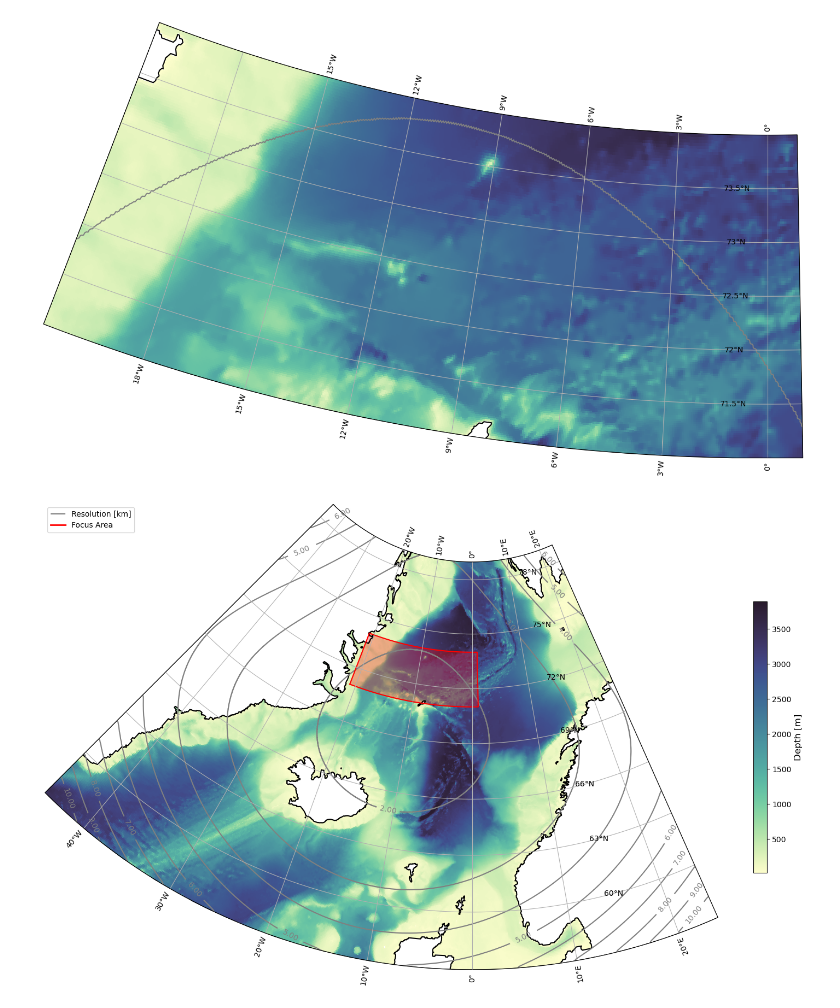
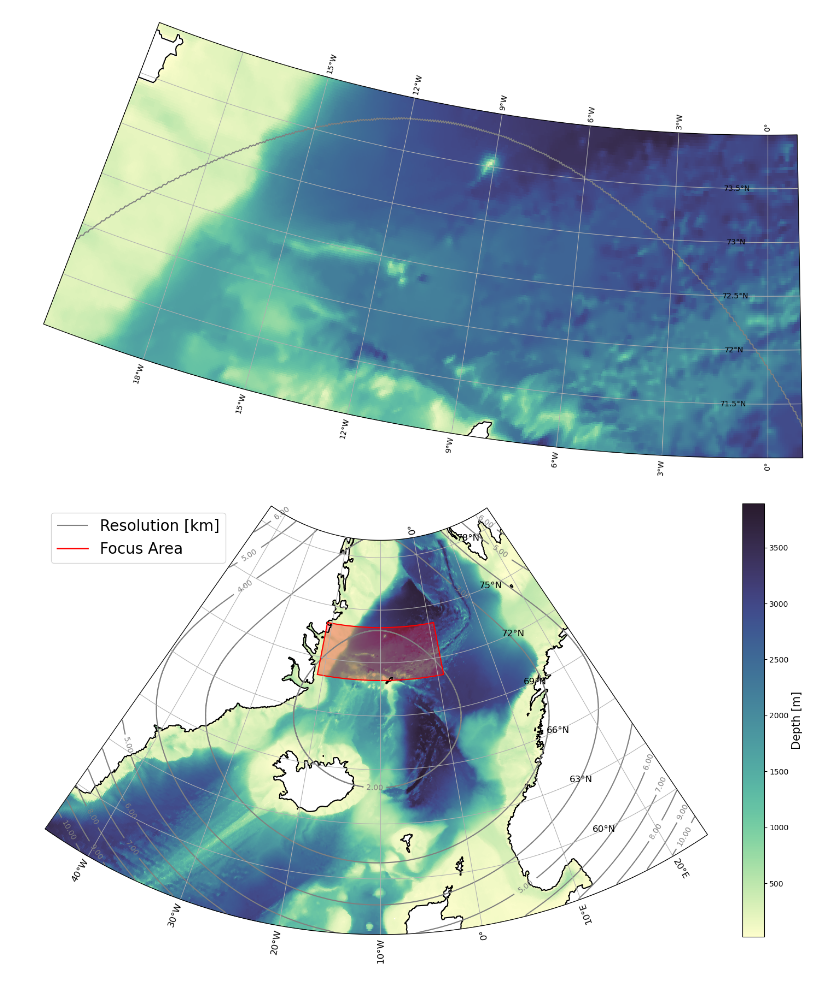
Before and after one commit to EirikKvamme/MScEirik, a Jupyter notebook: AreaInfo/AreaOverView_local.ipynb, the cells around one changed output. Saved outputs shown, nothing was run; the diff lists cells and outputs as text; code cells hidden in the pictures.

Commit message:
Fixed the overview plot of model domain, Created plot of grid search structure.

```diff
--- a/AreaInfo/AreaOverView_local.ipynb
+++ b/AreaInfo/AreaOverView_local.ipynb
@@ -117,17 +126,17 @@ lon = depth['XC']
 lat = depth['YC']
 
 # Create a figure and axis with Cartopy using NorthPolarStereo projection
-fig, ax = plt.subplots(figsize=(14, 10), subplot_kw=dict(projection=ccrs.NorthPolarStereo()), layout='constrained')
+fig, ax = plt.subplots(figsize=(14, 10), subplot_kw=dict(projection=ccrs.NorthPolarStereo(central_longitude=-10)), layout='constrained')
 
 # Set the extent to focus on the desired geographical area
-extent = [-45, 24, 57, 79]
+extent = [-45+10, 24+10, 57, 79]
 
 # Plot the data using pcolormesh
 mesh = ax.pcolormesh(lon, lat, depth, cmap=cmo.deep, transform=ccrs.PlateCarree())
 
 # Add a colorbar
-cbar = fig.colorbar(mesh, ax=ax, orientation='vertical', shrink=0.5, pad=0.05)
-cbar.set_label('Depth [m]',fontsize=12)
+cbar = fig.colorbar(mesh, ax=ax, orientation='vertical', shrink=0.8, pad=0.05)
+cbar.set_label('Depth [m]',fontsize=15)
 
 # Add land contour
 ax.contour(lon,lat,depth_notZero,[0],colors='black', transform=ccrs.PlateCarree())
@@ -163,32 +172,35 @@ verts = np.vstack([
     np.column_stack([bottom_lons, bottom_lats]),
     np.column_stack([top_lons, top_lats])
 ])
 
 # Transform the vertices to the NorthPolarStereo projection
 proj = ccrs.NorthPolarStereo()
 verts_proj = proj.transform_points(ccrs.PlateCarree(), verts[:, 0], verts[:, 1])
 verts_proj = verts_proj[:, :2]  # Only keep x and y coordinates
 
 # Create the path
 codes = [Path.MOVETO] + [Path.LINETO] * (len(verts_proj) - 1) + [Path.CLOSEPOLY]
 path = Path(np.vstack([verts_proj, verts_proj[0]]), codes)
 patch = PathPatch(path, transform=ax.transData, edgecolor='black', facecolor='none')
 ax.add_patch(patch)
 
 # Set the boundary using the transformed path
 ax.set_boundary(patch.get_path(), transform=ax.transData)
 
 gl = ax.gridlines(draw_labels=True)
 gl.top_labels = False
 gl.right_labels = False
 
+gl.xlabel_style = {'size': 12}
+gl.ylabel_style = {'size': 12}
+
 # Create a custom legend entry for the focus area
 h2 = [plt.Line2D([0], [0], color='red', lw=2)]
 
 # Add the combined legend
-ax.legend([h1[0], h2[0]], ['Resolution [km]', 'Focus Area'],loc='upper left')
+ax.legend([h1[0], h2[0]], ['Resolution [km]', 'Focus Area'],loc='upper left',prop={"size": 20})
 
 # fig.suptitle('IGP run domain', fontweight='bold', fontsize=18)
 plt.savefig('C:/Users/eirik/Master/Figures/IGPDomain', transparent=True)
 # %% [output]
-[figure, old version]
+[figure, new version]
```
Also changed, not shown: parts of 1 cell of this notebook, 1 other file.
